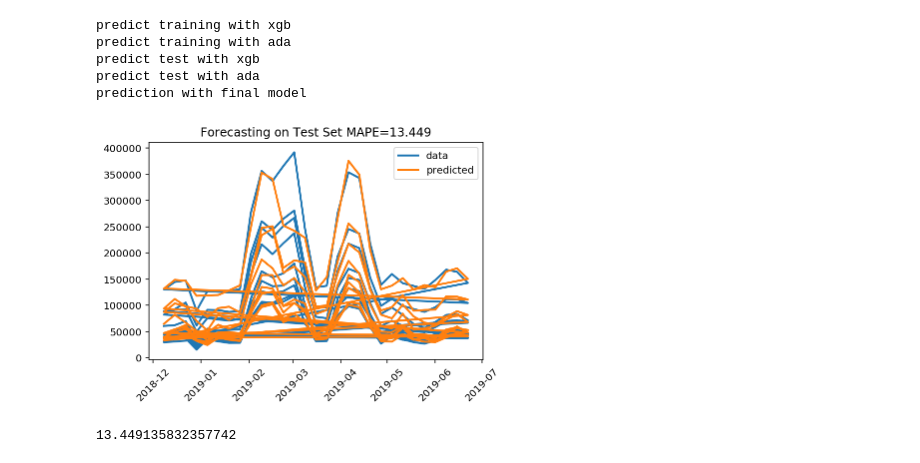
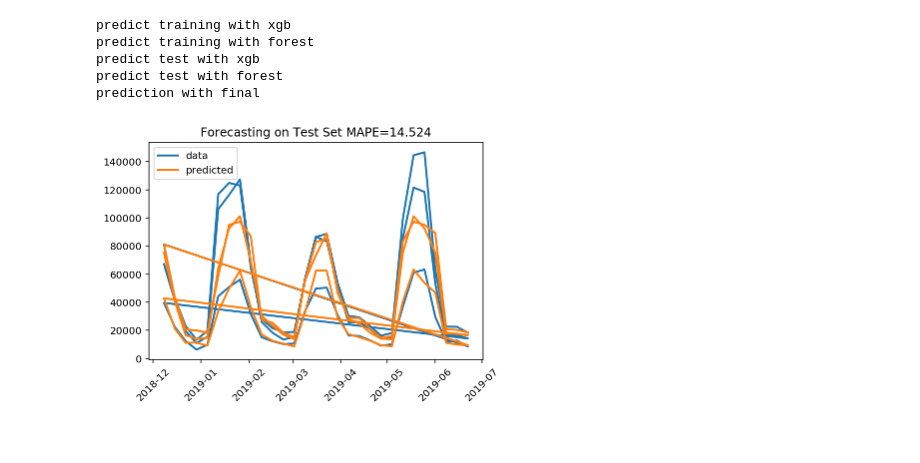
Before and after one commit to LucaCellamare/BIP-Project-sales-forecasting, a Jupyter notebook: Stacking_functions.ipynb, the cells around one changed output. Drawn from its saved outputs; the diff is of its cells as text; code cells hidden in the pictures.

Commit message:
Stacking

```diff
--- a/Stacking_functions.ipynb
+++ b/Stacking_functions.ipynb
@@ -98,12 +105,14 @@ def plot_scaled_results(prediction, y_test, rescale):
         results = pd.concat([results, pd.DataFrame({
             "date" : y_test[y_test["sku"] == sku]["date"],
             "sku" : y_test[y_test["sku"] == sku]["sku"],
+            "scaled_target" : y_test[y_test["sku"] == sku]["scaled_target"],
             "target" : y_test[y_test["sku"] == sku]["target"],
+            "scaled_prediction" : pred_sku,
             "prediction" : pred
         })])
     results = results.dropna().set_index("date")
 
-    return plot_results(results["target"], results["prediction"], "target")
+    return plot_results(results["target"], results["prediction"], "target"), results
 # %%
 def predict_training(model,X,y,label = "scaled_target",span = 24):
 
@@ -132,13 +141,13 @@ def predict_training(model,X,y,label = "scaled_target",span = 24):
 
     return prediction
 # %%
-def StackingPred(models,final_model, X_train, y_train, X_test,features_for_model, span = 24, label = "scaled_target"):
+def StackingPred(models,final_model, X_train, y_train, X_test,features_for_model, span = 3, label = "scaled_target"):
     #TRAIN SET PREDICTION WITH MODELS
     results_dict = {}
     for name, model in models.items():
         print("predict training with " + name)
         X = X_train[features_for_model[name]]
-        results_dict.update({name : predict_training(model, X, y_train,"scaled_target",24)})
+        results_dict.update({name : predict_training(model, X, y_train,"scaled_target",span)})
 
     train_result = pd.DataFrame(index = y_train.index)
     for name,r in results_dict.items():
@@ -168,10 +177,10 @@ def StackingPred(models,final_model, X_train, y_train, X_test,features_for_model
 
 
     #TRAIN ON TRAIN PREDICTIONS AND PREDICTION ON TEST PREDICTIONS
-    print("prediction with final model")
-    finalreg = xgb.XGBRegressor(n_estimators=500, learning_rate=0.5)
-    finalreg.fit(final_train, y_train["scaled_target"])
-    final_pred = finalreg.predict(final_test)
+    print("prediction with final")
+    #finalreg = xgb.XGBRegressor(n_estimators=500, learning_rate=0.5)
+    final_model.fit(final_train, y_train["scaled_target"])
+    final_pred = final_model.predict(final_test)
     return final_pred
 # %%
 df_train = pd.read_csv('processed_train.csv',index_col = 0)
@@ -182,7 +191,7 @@ df_train.date = df_train.date.apply(lambda x:datetime.strptime(x, '%Y-%m-%d'))
 #df_train = df_train.loc[df_train.scope == 1]
 group1 = [688, 1058, 549, 546, 1027, 554, 1035, 1206, 1065]
 group2 = [144, 686, 1051]
-df_train = df_train.loc[df_train["sku"].isin(group1)]
+df_train = df_train.loc[df_train["sku"].isin(group2)]
 # %%
 rescale_df = pd.concat([df_train,df_final_test])[["target","sku"]].dropna()
 # %%
@@ -216,15 +225,15 @@ X_test = df_test[['scaled_quarter','scaled_month','scaled_year','scaled_dayofyea
 # %%
 y_test = df_test[["date","sku","scaled_target","target"]]
 # %%
-res = StackingPred(models,finalreg, X_train, y_train, X_test,features_for_model, span = 24, label = "scaled_target")
+
+res = StackingPred(models,finalreg, X_train, y_train, X_test,features_for_model, span = 9, label = "scaled_target")
 # %% [output]
 predict training with xgb
-predict training with ada
+predict training with forest
 predict test with xgb
-predict test with ada
-prediction with final model
+predict test with forest
+prediction with final
 # %%
-plot_scaled_results(res, y_test, rescale_df)
+mape,results = plot_scaled_results(res, y_test, rescale_df)
 # %% [output]
-[figure, old version]
+[figure, new version]
-13.449135832357742
```
Also changed, not shown: parts of 5 cells of this notebook, 1 other file.
